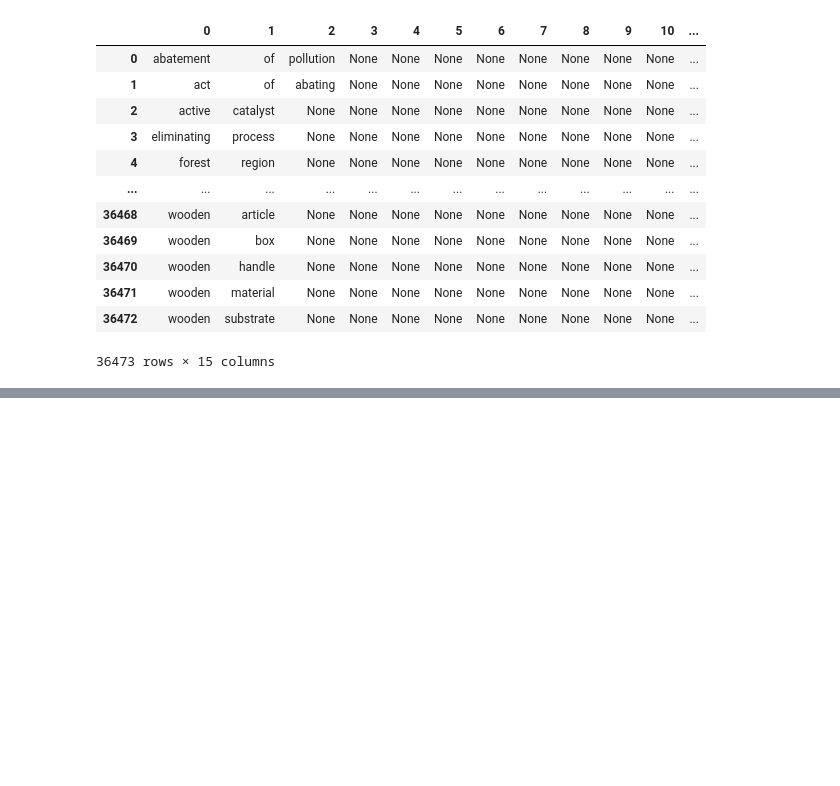
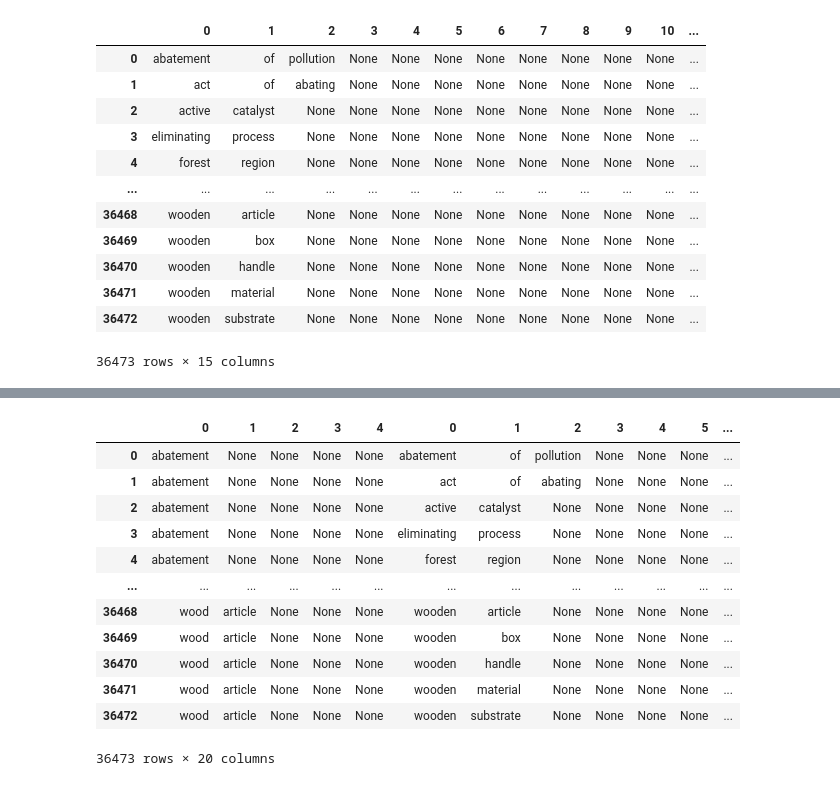
Before and after one commit to davefriesen/patent-semantics, a Jupyter notebook: source/Attempt 1 - Patent Semantics.ipynb, the cells around one changed output, grey strips where cells are left out. Drawn from its saved outputs; the diff is of its cells as text; code cells hidden in the pictures; blank space fills up the shorter version.

```diff
--- a/source/Attempt 1 - Patent Semantics.ipynb
+++ b/source/Attempt 1 - Patent Semantics.ipynb
@@ -102,0 +119,16 @@ split_target
+# %%
+anchor_target
+# %% [output]
+|  | 0 | 1 | 2 | 3 | 4 | 0 | 1 | 2 | 3 | 4 | 5 | ... |
+| 0 | abatement | None | None | None | None | abatement | of | pollution | None | None | None | ... |
+| 1 | abatement | None | None | None | None | act | of | abating | None | None | None | ... |
+| 2 | abatement | None | None | None | None | active | catalyst | None | None | None | None | ... |
+| 3 | abatement | None | None | None | None | eliminating | process | None | None | None | None | ... |
+| 4 | abatement | None | None | None | None | forest | region | None | None | None | None | ... |
+| ... | ... | ... | ... | ... | ... | ... | ... | ... | ... | ... | ... | ... |
+| 36468 | wood | article | None | None | None | wooden | article | None | None | None | None | ... |
+| 36469 | wood | article | None | None | None | wooden | box | None | None | None | None | ... |
+| 36470 | wood | article | None | None | None | wooden | handle | None | None | None | None | ... |
+| 36471 | wood | article | None | None | None | wooden | material | None | None | None | None | ... |
+| 36472 | wood | article | None | None | None | wooden | substrate | None | None | None | None | ... |
+36473 rows × 20 columns
```
Also changed, not shown: parts of 9 cells of this notebook.
